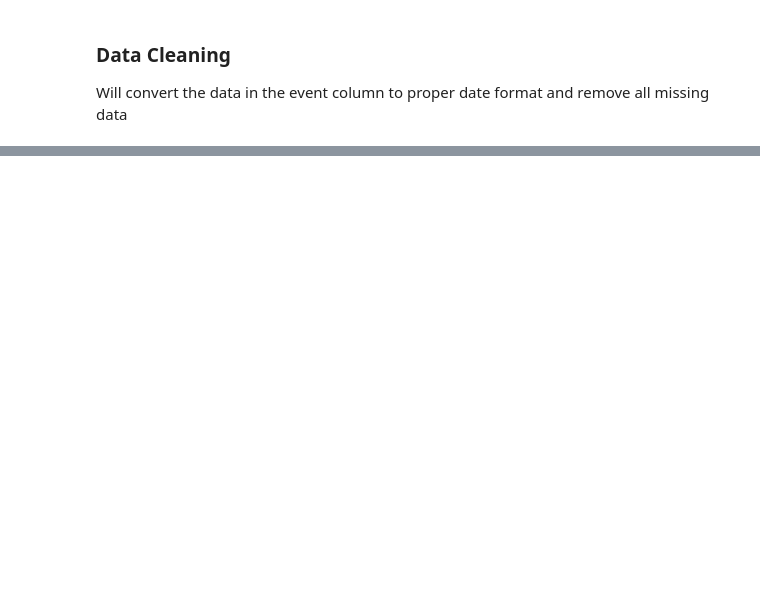
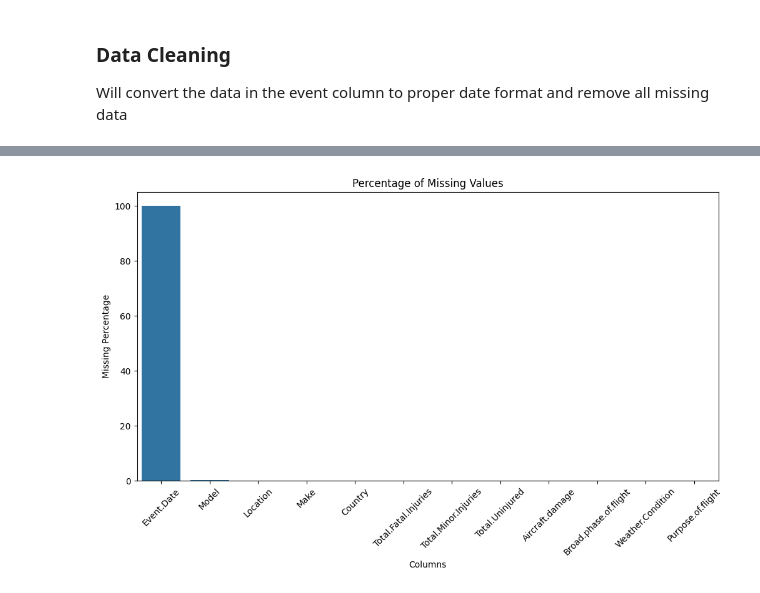
Before and after one commit to Amoitw/Aircraft_Accidents_Analysis_Project, a Jupyter notebook: Aircraft_Accidents_Analysis.ipynb, the cells around one changed output, grey strips where cells are left out. Saved outputs shown, nothing was run; the diff lists cells and outputs as text; code cells hidden in the pictures; blank space fills up the shorter version.

Commit message:
Dropped and filled missing data in the new dataframe Aviation_Analysisdf

```diff
--- a/Aircraft_Accidents_Analysis.ipynb
+++ b/Aircraft_Accidents_Analysis.ipynb
@@ -148,6 +149,8 @@ memory usage: 8.1+ MB
 # %% [markdown]
 ### Data Cleaning
 Will convert the data in the event column to proper date format and  remove all missing data
+# %%
+Aviation_Analysisdf = Aviation_Analysisdf.copy()
 # %%
 #converting date on event.date column to datetime format.
 Aviation_Analysisdf['Event.Date'] = pd.to_datetime(Aviation_Analysisdf['Event.Date'], errors='coerce')
@@ -159,0 +191,3 @@ See the caveats in the documentation: https://pandas.pydata.org/pandas-docs/stab
+# %%
+#percentage of missing values in the dataframe
+missing_percent = Aviation_Analysisdf.isnull().mean().sort_values(ascending = False) * 100
@@ -159,0 +197,11 @@ See the caveats in the documentation: https://pandas.pydata.org/pandas-docs/stab
+# %%
+#creating a bar plot to visualize the percentage of missing values in the dataframe
+plt.figure(figsize=(12, 6))
+sns.barplot(x=missing_percent.index, y=missing_percent.values)
+plt.title('Percentage of Missing Values')
+plt.xlabel('Columns')
+plt.ylabel('Missing Percentage')
+plt.xticks(rotation=45)
+plt.show()
+# %% [output]
+[figure, added]
```
Also changed, not shown: parts of 11 cells of this notebook.
